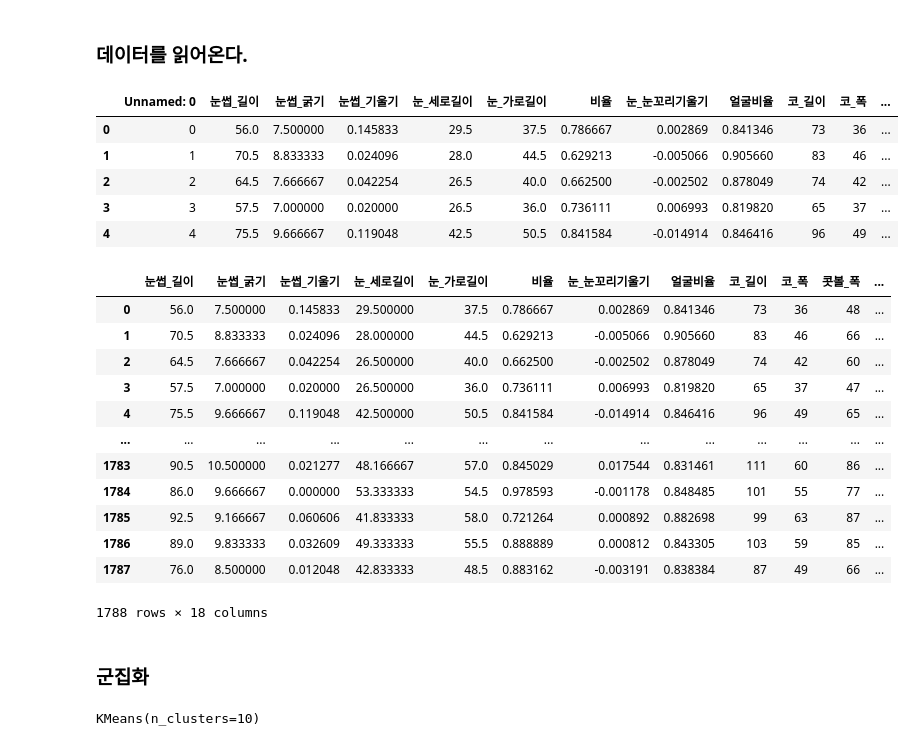
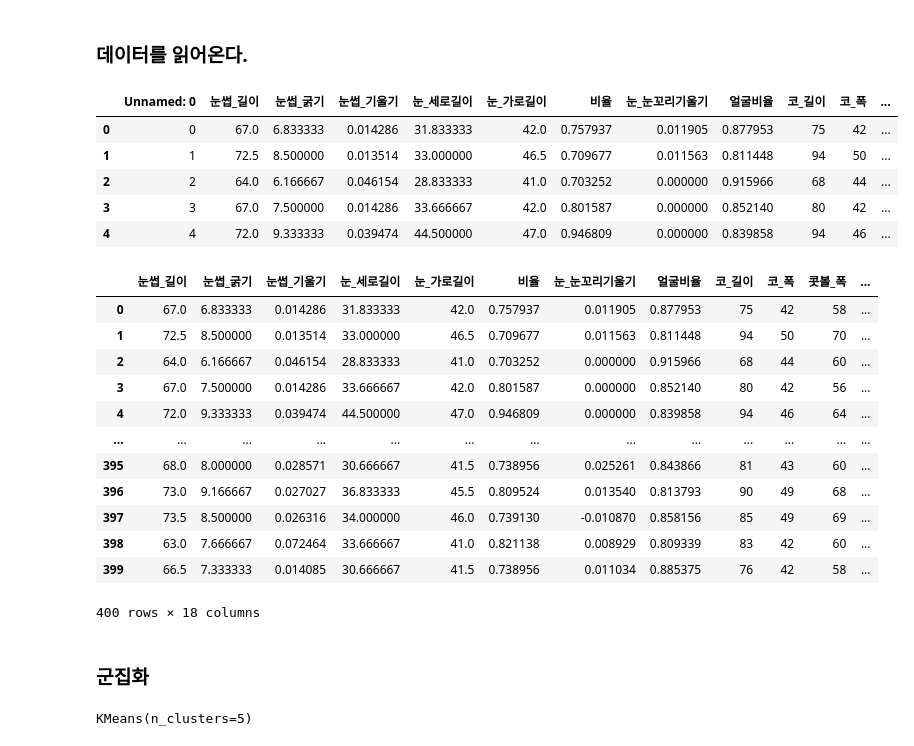
Before and after one commit to agzeroo/final_project, a Jupyter notebook: 군집화/Kmeans_군집화_관상용.ipynb, the cells around one changed output. Saved outputs shown, nothing was run; the diff lists cells and outputs as text; code cells hidden in the pictures.

```diff
--- a/군집화/Kmeans_군집화_관상용.ipynb
+++ b/군집화/Kmeans_군집화_관상용.ipynb
@@ -31,42 +31,42 @@ plt.rcParams['axes.unicode_minus'] = False
 # %% [markdown]
 ### 데이터를 읽어온다.
 # %%
-iris_df = pd.read_csv('./data/Images_values_1788.csv')
+iris_df = pd.read_csv('./data/Images_values_400.csv')
 iris_df.head()
 # %% [output]
 |  | Unnamed: 0 | 눈썹_길이 | 눈썹_굵기 | 눈썹_기울기 | 눈_세로길이 | 눈_가로길이 | 비율 | 눈_눈꼬리기울기 | 얼굴비율 | 코_길이 | 코_폭 | ... |
-| 0 | 0 | 56.0 | 7.500000 | 0.145833 | 29.5 | 37.5 | 0.786667 | 0.002869 | 0.841346 | 73 | 36 | ... |
-| 1 | 1 | 70.5 | 8.833333 | 0.024096 | 28.0 | 44.5 | 0.629213 | -0.005066 | 0.905660 | 83 | 46 | ... |
-| 2 | 2 | 64.5 | 7.666667 | 0.042254 | 26.5 | 40.0 | 0.662500 | -0.002502 | 0.878049 | 74 | 42 | ... |
-| 3 | 3 | 57.5 | 7.000000 | 0.020000 | 26.5 | 36.0 | 0.736111 | 0.006993 | 0.819820 | 65 | 37 | ... |
-| 4 | 4 | 75.5 | 9.666667 | 0.119048 | 42.5 | 50.5 | 0.841584 | -0.014914 | 0.846416 | 96 | 49 | ... |
+| 0 | 0 | 67.0 | 6.833333 | 0.014286 | 31.833333 | 42.0 | 0.757937 | 0.011905 | 0.877953 | 75 | 42 | ... |
+| 1 | 1 | 72.5 | 8.500000 | 0.013514 | 33.000000 | 46.5 | 0.709677 | 0.011563 | 0.811448 | 94 | 50 | ... |
+| 2 | 2 | 64.0 | 6.166667 | 0.046154 | 28.833333 | 41.0 | 0.703252 | 0.000000 | 0.915966 | 68 | 44 | ... |
+| 3 | 3 | 67.0 | 7.500000 | 0.014286 | 33.666667 | 42.0 | 0.801587 | 0.000000 | 0.852140 | 80 | 42 | ... |
+| 4 | 4 | 72.0 | 9.333333 | 0.039474 | 44.500000 | 47.0 | 0.946809 | 0.000000 | 0.839858 | 94 | 46 | ... |
 # %%
 iris_df.drop(["Unnamed: 0"], axis=1, inplace=True)
 iris_df
 # %% [output]
 |  | 눈썹_길이 | 눈썹_굵기 | 눈썹_기울기 | 눈_세로길이 | 눈_가로길이 | 비율 | 눈_눈꼬리기울기 | 얼굴비율 | 코_길이 | 코_폭 | 콧볼_폭 | ... |
-| 0 | 56.0 | 7.500000 | 0.145833 | 29.500000 | 37.5 | 0.786667 | 0.002869 | 0.841346 | 73 | 36 | 48 | ... |
-| 1 | 70.5 | 8.833333 | 0.024096 | 28.000000 | 44.5 | 0.629213 | -0.005066 | 0.905660 | 83 | 46 | 66 | ... |
-| 2 | 64.5 | 7.666667 | 0.042254 | 26.500000 | 40.0 | 0.662500 | -0.002502 | 0.878049 | 74 | 42 | 60 | ... |
-| 3 | 57.5 | 7.000000 | 0.020000 | 26.500000 | 36.0 | 0.736111 | 0.006993 | 0.819820 | 65 | 37 | 47 | ... |
-| 4 | 75.5 | 9.666667 | 0.119048 | 42.500000 | 50.5 | 0.841584 | -0.014914 | 0.846416 | 96 | 49 | 65 | ... |
+| 0 | 67.0 | 6.833333 | 0.014286 | 31.833333 | 42.0 | 0.757937 | 0.011905 | 0.877953 | 75 | 42 | 58 | ... |
+| 1 | 72.5 | 8.500000 | 0.013514 | 33.000000 | 46.5 | 0.709677 | 0.011563 | 0.811448 | 94 | 50 | 70 | ... |
+| 2 | 64.0 | 6.166667 | 0.046154 | 28.833333 | 41.0 | 0.703252 | 0.000000 | 0.915966 | 68 | 44 | 60 | ... |
+| 3 | 67.0 | 7.500000 | 0.014286 | 33.666667 | 42.0 | 0.801587 | 0.000000 | 0.852140 | 80 | 42 | 56 | ... |
+| 4 | 72.0 | 9.333333 | 0.039474 | 44.500000 | 47.0 | 0.946809 | 0.000000 | 0.839858 | 94 | 46 | 64 | ... |
 | ... | ... | ... | ... | ... | ... | ... | ... | ... | ... | ... | ... | ... |
-| 1783 | 90.5 | 10.500000 | 0.021277 | 48.166667 | 57.0 | 0.845029 | 0.017544 | 0.831461 | 111 | 60 | 86 | ... |
-| 1784 | 86.0 | 9.666667 | 0.000000 | 53.333333 | 54.5 | 0.978593 | -0.001178 | 0.848485 | 101 | 55 | 77 | ... |
-| 1785 | 92.5 | 9.166667 | 0.060606 | 41.833333 | 58.0 | 0.721264 | 0.000892 | 0.882698 | 99 | 63 | 87 | ... |
-| 1786 | 89.0 | 9.833333 | 0.032609 | 49.333333 | 55.5 | 0.888889 | 0.000812 | 0.843305 | 103 | 59 | 85 | ... |
-| 1787 | 76.0 | 8.500000 | 0.012048 | 42.833333 | 48.5 | 0.883162 | -0.003191 | 0.838384 | 87 | 49 | 66 | ... |
+| 395 | 68.0 | 8.000000 | 0.028571 | 30.666667 | 41.5 | 0.738956 | 0.025261 | 0.843866 | 81 | 43 | 60 | ... |
+| 396 | 73.0 | 9.166667 | 0.027027 | 36.833333 | 45.5 | 0.809524 | 0.013540 | 0.813793 | 90 | 49 | 68 | ... |
+| 397 | 73.5 | 8.500000 | 0.026316 | 34.000000 | 46.0 | 0.739130 | -0.010870 | 0.858156 | 85 | 49 | 69 | ... |
+| 398 | 63.0 | 7.666667 | 0.072464 | 33.666667 | 41.0 | 0.821138 | 0.008929 | 0.809339 | 83 | 42 | 60 | ... |
+| 399 | 66.5 | 7.333333 | 0.014085 | 30.666667 | 41.5 | 0.738956 | 0.011034 | 0.885375 | 76 | 42 | 58 | ... |
-1788 rows × 18 columns
+400 rows × 18 columns
 # %%
 X = iris_df
 # %% [markdown]
 ### 군집화
 # %%
 # n_clusters : 군집의 개수, 생성되는 센트로이드의 개수
-kmeans = KMeans(n_clusters=10)
+kmeans = KMeans(n_clusters=5)
 kmeans.fit(X)
 # %% [output]
-KMeans(n_clusters=10)
+KMeans(n_clusters=5)
 # %%
 # 군집의 결과를 가져온다.
 kmeans.labels_
```
Also changed, not shown: parts of 5 cells of this notebook.
